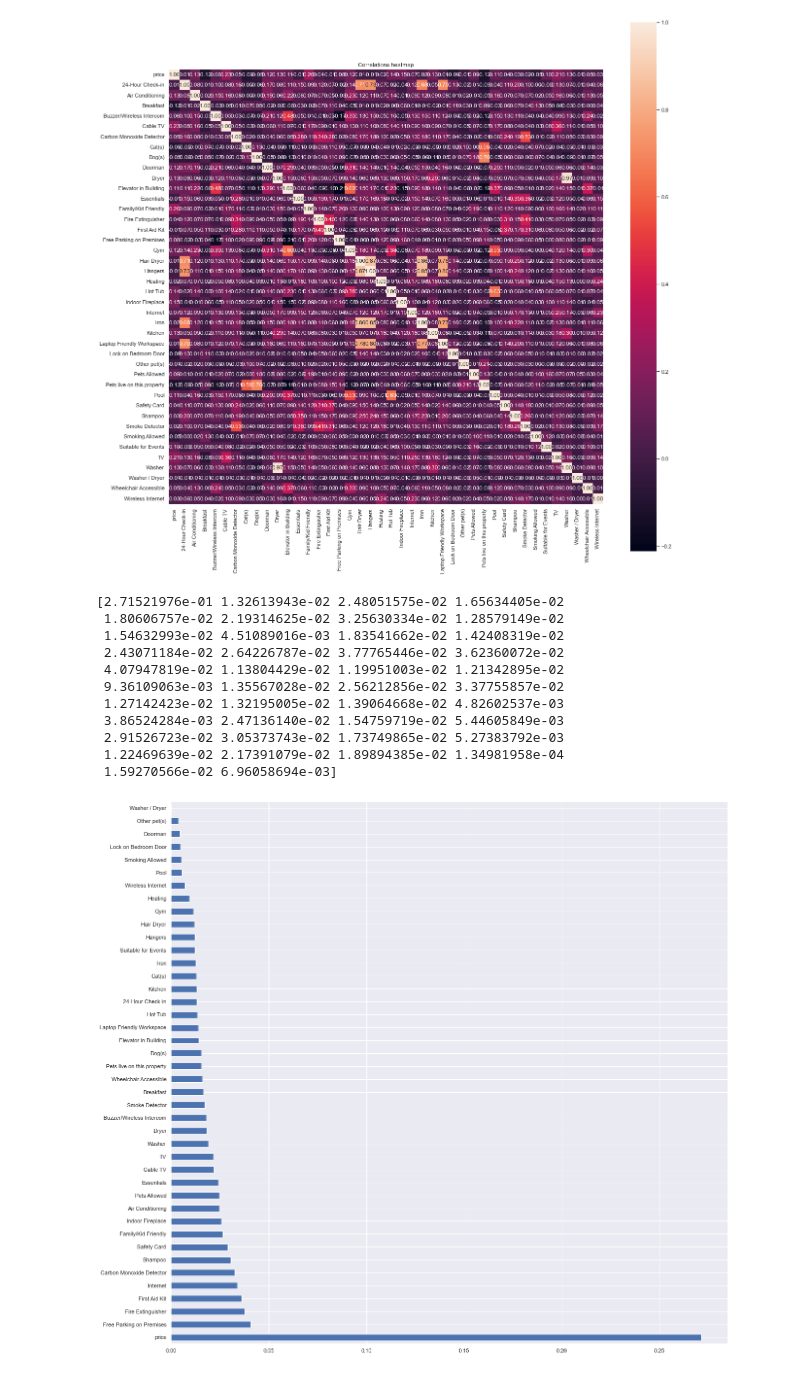
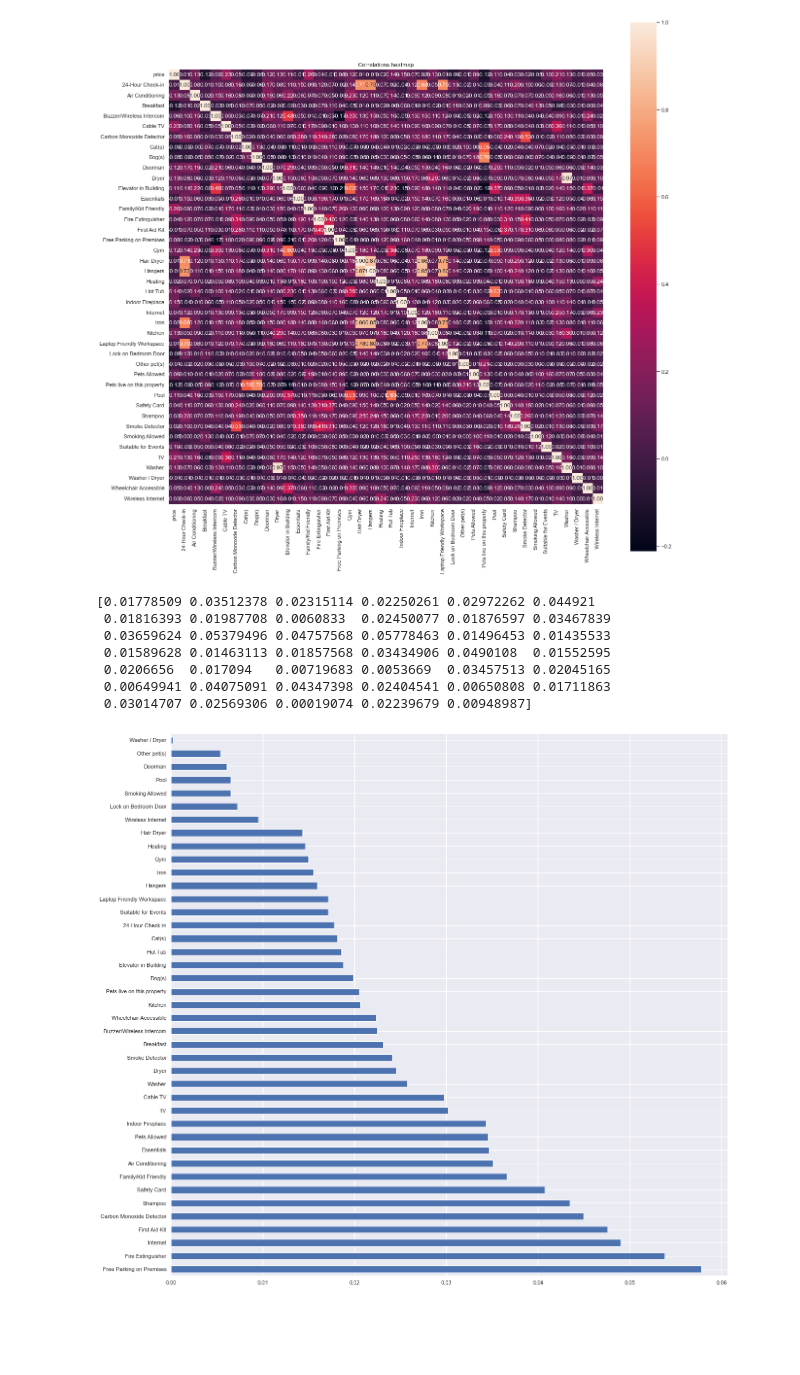
Before and after one commit to gek20/Write_a_Data_Science_Blog_Post, a Jupyter notebook: seattle_airbnb_project.ipynb, the cells around one changed output. Drawn from its saved outputs; the diff is of its cells as text; code cells hidden in the pictures; blank space fills up the shorter version.

```diff
--- a/seattle_airbnb_project.ipynb
+++ b/seattle_airbnb_project.ipynb
@@ -458,19 +458,17 @@ coulms_list = list(joint_amenities)
 c_matrix=correlation_matrix(joint_amenities,coulms_list,"base")
 # %% [output]
 [figure]
-# %%
-x=find_more_imp_features(joint_amenities,coulms_list)
-# %% [output]
-[2.71521976e-01 1.32613943e-02 2.48051575e-02 1.65634405e-02
- 1.80606757e-02 2.19314625e-02 3.25630334e-02 1.28579149e-02
- 1.54632993e-02 4.51089016e-03 1.83541662e-02 1.42408319e-02
- 2.43071184e-02 2.64226787e-02 3.77765446e-02 3.62360072e-02
- 4.07947819e-02 1.13804429e-02 1.19951003e-02 1.21342895e-02
- 9.36109063e-03 1.35567028e-02 2.56212856e-02 3.37755857e-02
- 1.27142423e-02 1.32195005e-02 1.39064668e-02 4.82602537e-03
- 3.86524284e-03 2.47136140e-02 1.54759719e-02 5.44605849e-03
- 2.91526723e-02 3.05373743e-02 1.73749865e-02 5.27383792e-03
- 1.22469639e-02 2.17391079e-02 1.89894385e-02 1.34981958e-04
- 1.59270566e-02 6.96058694e-03]
-[figure, removed]
+# %%
+list_no_price=coulms_list.copy()
+list_no_price.remove("price")
+x=find_more_imp_features(joint_amenities,list_no_price)
+# %% [output]
+[0.01778509 0.03512378 0.02315114 0.02250261 0.02972262 0.044921
+ 0.01816393 0.01987708 0.0060833  0.02450077 0.01876597 0.03467839
+ 0.03659624 0.05379496 0.04757568 0.05778463 0.01496453 0.01435533
+ 0.01589628 0.01463113 0.01857568 0.03434906 0.0490108  0.01552595
+ 0.0206656  0.017094   0.00719683 0.0053669  0.03457513 0.02045165
+ 0.00649941 0.04075091 0.04347398 0.02404541 0.00650808 0.01711863
+ 0.03014707 0.02569306 0.00019074 0.02239679 0.00948987]
+[figure, added]
 # %%
```
Also changed, not shown: parts of 2 cells of this notebook.
